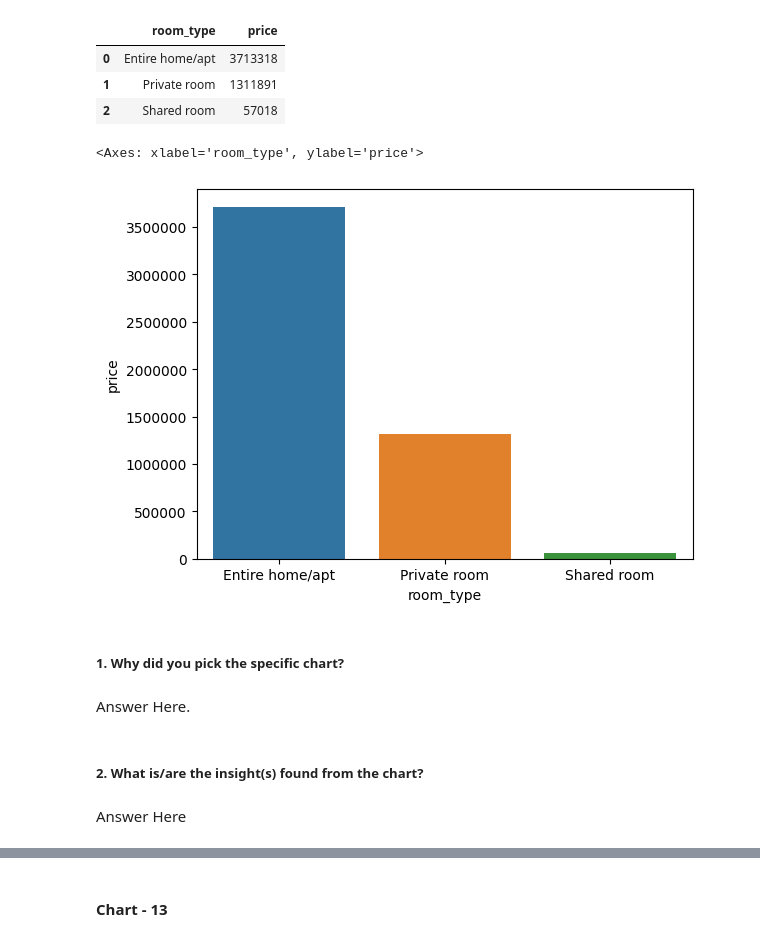
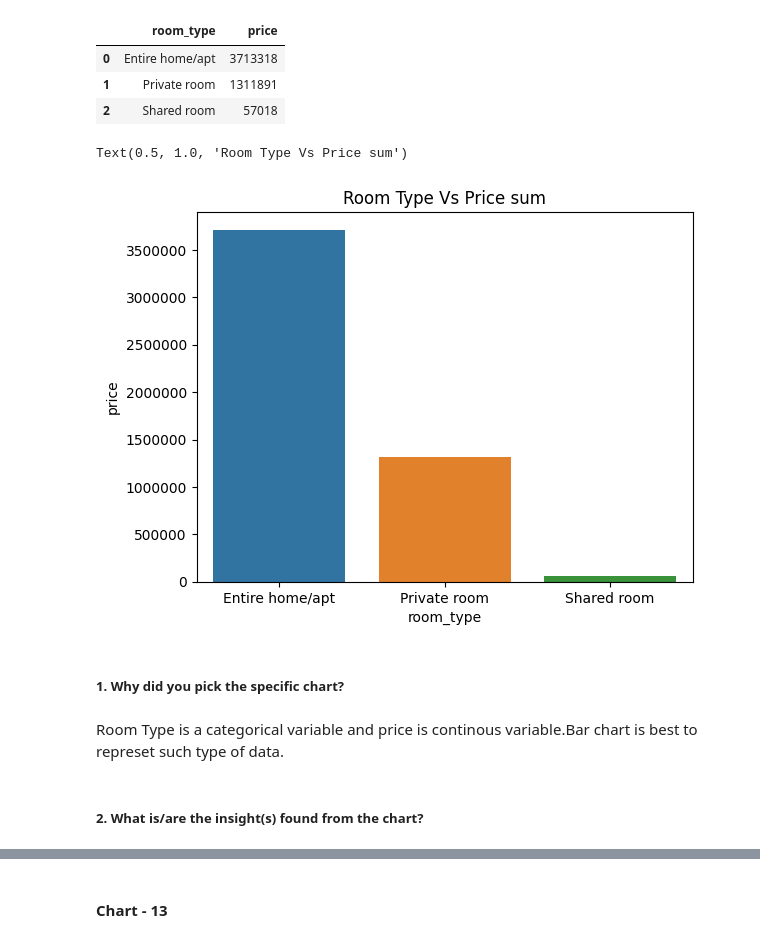
Before and after one commit to Dheerajraghava/Dheerajraghav_Airbnb_Bookings_Analysis_Capstone_Project, a Jupyter notebook: Copy_of_Sample_EDA_Submission_Template.ipynb, the cells around one changed output, grey strips where cells are left out. Cells and saved outputs as stored; diff of their text form; code cells hidden in the pictures.

```diff
--- a/Copy_of_Sample_EDA_Submission_Template.ipynb
+++ b/Copy_of_Sample_EDA_Submission_Template.ipynb
@@ -1079,15 +1077,14 @@ highest_revenue
 | 2 | Shared room | 57018 |
 # %%
 plt.ticklabel_format(style='plain')
-sns.barplot(data=highest_revenue,x='room_type',y='price')
+d8=sns.barplot(data=highest_revenue,x='room_type',y='price')
+d8.set_title('Room Type Vs Price sum')
 # %% [output]
-<Axes: xlabel='room_type', ylabel='price'>
+Text(0.5, 1.0, 'Room Type Vs Price sum')
-[figure, old version]
+[figure, new version]
 # %% [markdown]
 ##### 1. Why did you pick the specific chart?
-# %% [markdown]
-Answer Here.
+# %% [markdown]
+Room Type is a categorical variable and price is continous variable.Bar chart is best to represet such type of data.
 # %% [markdown]
 ##### 2. What is/are the insight(s) found from the chart?
-# %% [markdown]
-Answer Here
```
Also changed, not shown: parts of 87 cells of this notebook.
